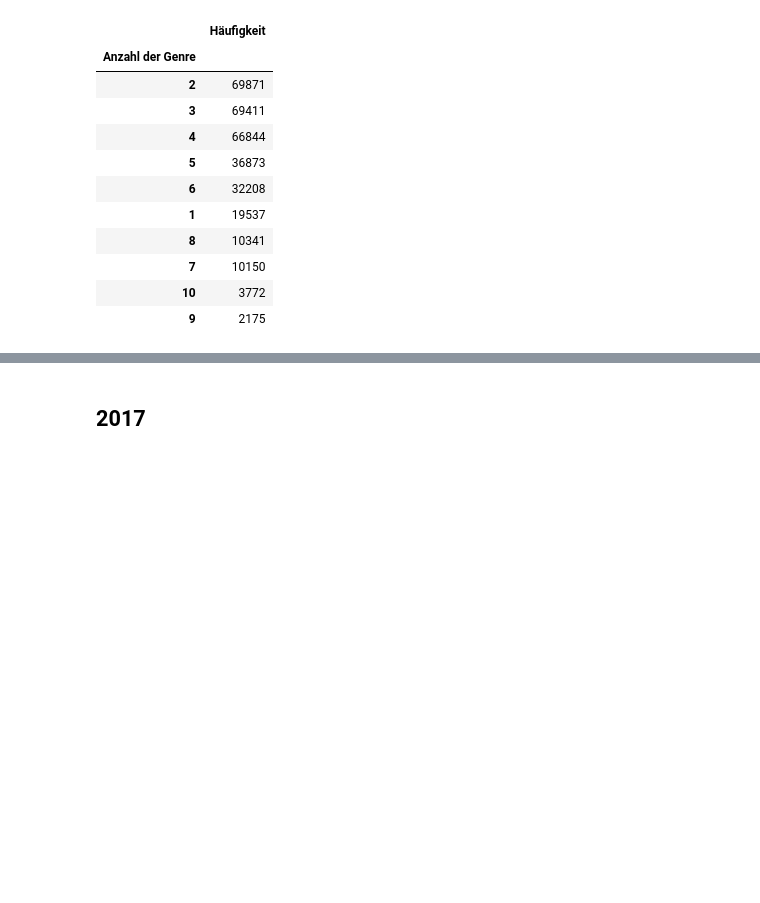
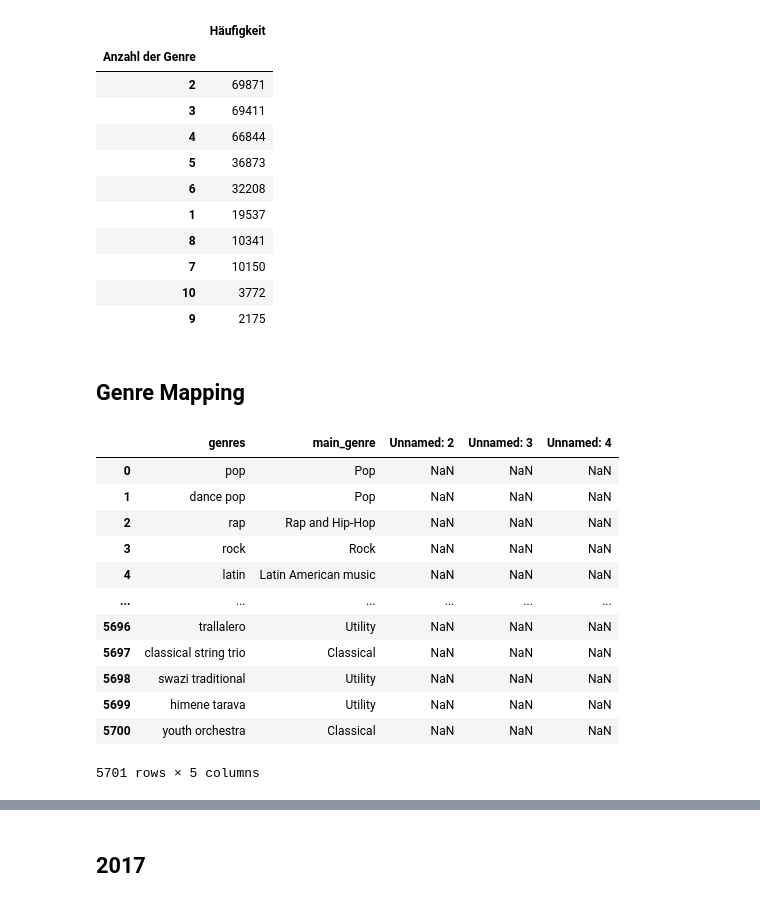
Before and after one commit to Marenabele/Spotify_Genre, a Jupyter notebook: Code/Spotify.ipynb, the cells around one changed output, grey strips where cells are left out. Drawn from its saved outputs; the diff is of its cells as text; code cells hidden in the pictures; blank space fills up the shorter version.

```diff
--- a/Code/Spotify.ipynb
+++ b/Code/Spotify.ipynb
@@ -461,3 +461,23 @@ Anzahl der Genre je Eintrag
 | 7 | 10150 |
 | 10 | 3772 |
 | 9 | 2175 |
+# %% [markdown]
+## Genre Mapping
+# %%
+# Importieren des Genre Mapping
+df_genre_map = pd.read_csv("../Daten/genres_5701_18-_Mapping.csv", sep=";", na_values=["n/a"])
+df_genre_map
+# %% [output]
+|  | genres | main_genre | Unnamed: 2 | Unnamed: 3 | Unnamed: 4 |
+| 0 | pop | Pop | NaN | NaN | NaN |
+| 1 | dance pop | Pop | NaN | NaN | NaN |
+| 2 | rap | Rap and Hip-Hop | NaN | NaN | NaN |
+| 3 | rock | Rock | NaN | NaN | NaN |
+| 4 | latin | Latin American music | NaN | NaN | NaN |
+| ... | ... | ... | ... | ... | ... |
+| 5696 | trallalero | Utility | NaN | NaN | NaN |
+| 5697 | classical string trio | Classical | NaN | NaN | NaN |
+| 5698 | swazi traditional | Utility | NaN | NaN | NaN |
+| 5699 | himene tarava | Utility | NaN | NaN | NaN |
+| 5700 | youth orchestra | Classical | NaN | NaN | NaN |
+5701 rows × 5 columns
```
Also changed, not shown: parts of 20 cells of this notebook, 7 other files.
